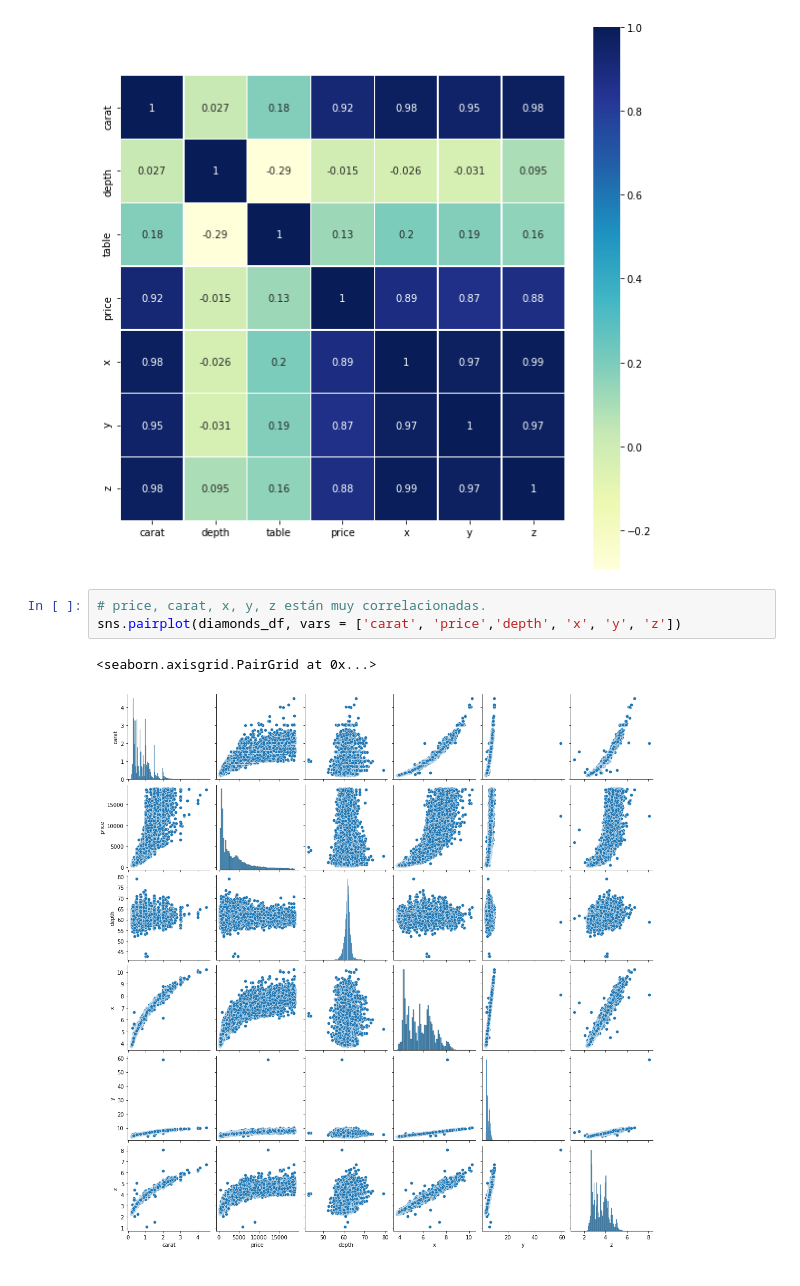
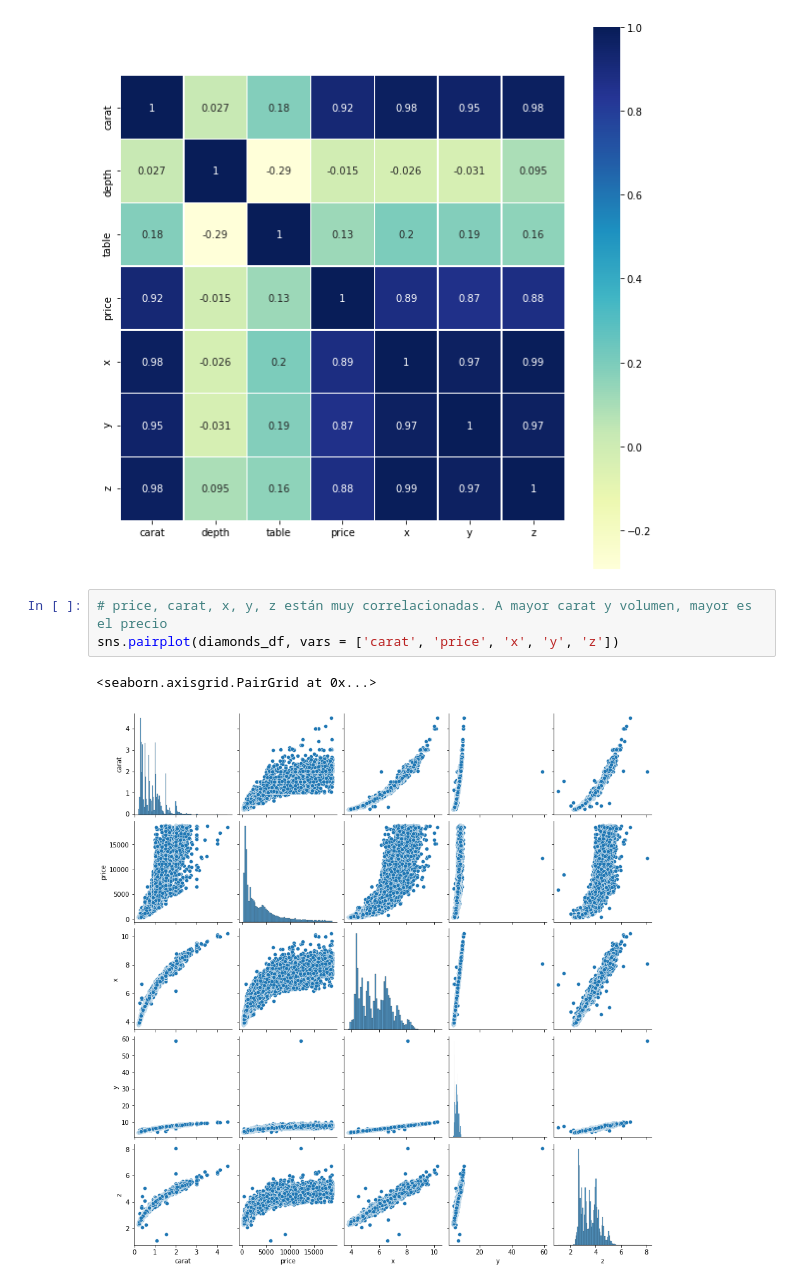
Before and after one commit to JaimeGarciaVel/ih_datamadpt0420_project_m2, a Jupyter notebook: notebooks/Project2.ipynb, the cells around one changed output. Saved outputs shown, nothing was run; the diff lists cells and outputs as text.

```diff
--- a/notebooks/Project2.ipynb
+++ b/notebooks/Project2.ipynb
@@ -130,8 +130,8 @@ p1 = sns.heatmap(diamonds_df.corr(), annot=True, linewidths=.4, cmap='YlGnBu',sq
 # %% [output]
 [figure]
 # %%
-# price, carat, x, y, z están muy correlacionadas.
-sns.pairplot(diamonds_df, vars = ['carat', 'price','depth', 'x', 'y', 'z'])
+# price, carat, x, y, z están muy correlacionadas. A mayor carat y volumen, mayor es el precio
+sns.pairplot(diamonds_df, vars = ['carat', 'price', 'x', 'y', 'z'])
 # %% [output]
 <seaborn.axisgrid.PairGrid at 0x...>
-[figure, old version]
+[figure, new version]
```
Also changed, not shown: parts of 15 cells of this notebook.
